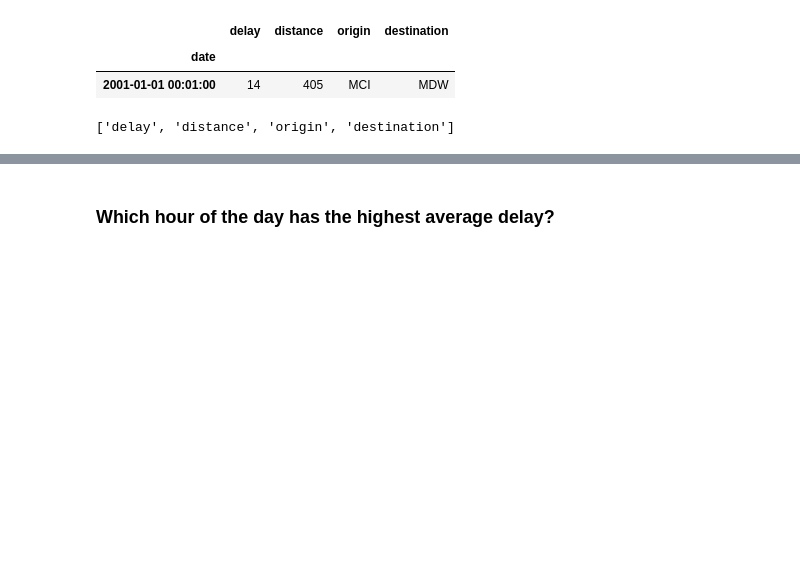
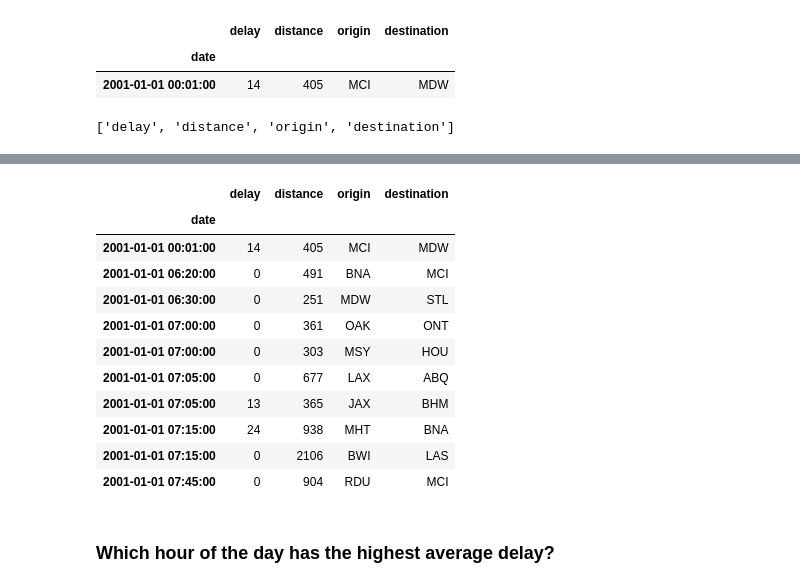
Before and after one commit to DBerchelmann/time-series-exercises, a Jupyter notebook: datetime_exercises.ipynb, the cells around one changed output, grey strips where cells are left out. Drawn from its saved outputs; the diff is of its cells as text; code cells hidden in the pictures; blank space fills up the shorter version.

```diff
--- a/datetime_exercises.ipynb
+++ b/datetime_exercises.ipynb
@@ -268,3 +258,18 @@ Name: delay, Length: 20000, dtype: int64
+# %%
+df_flights.head(10)
+# %% [output]
+|  | delay | distance | origin | destination |
+| date |  |  |  |  |
+| 2001-01-01 00:01:00 | 14 | 405 | MCI | MDW |
+| 2001-01-01 06:20:00 | 0 | 491 | BNA | MCI |
+| 2001-01-01 06:30:00 | 0 | 251 | MDW | STL |
+| 2001-01-01 07:00:00 | 0 | 361 | OAK | ONT |
+| 2001-01-01 07:00:00 | 0 | 303 | MSY | HOU |
+| 2001-01-01 07:05:00 | 0 | 677 | LAX | ABQ |
+| 2001-01-01 07:05:00 | 13 | 365 | JAX | BHM |
+| 2001-01-01 07:15:00 | 24 | 938 | MHT | BNA |
+| 2001-01-01 07:15:00 | 0 | 2106 | BWI | LAS |
+| 2001-01-01 07:45:00 | 0 | 904 | RDU | MCI |
 # %% [markdown]
 ### Which hour of the day has the highest average delay?
 # %%
```
Also changed, not shown: parts of 5 cells of this notebook, 3 other files.
